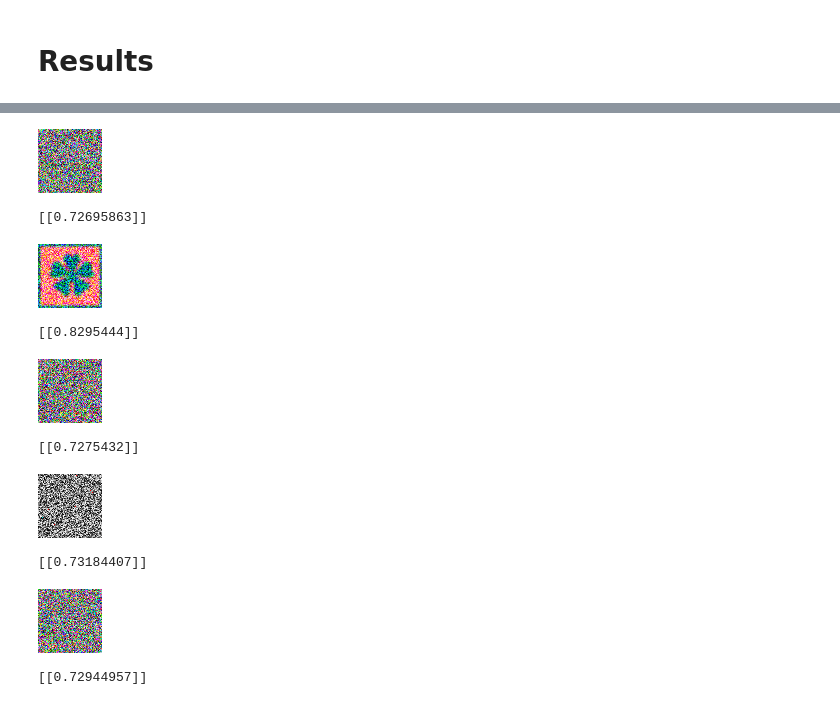
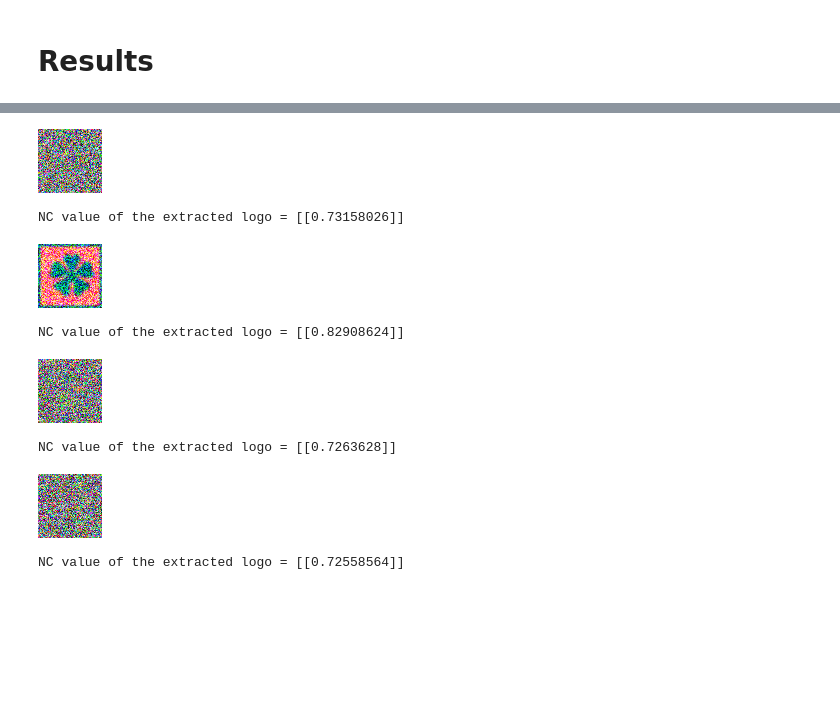
Before and after one commit to amyush/FrequencyDomain_Watermarking, a Jupyter notebook: watermarking.ipynb, the cells around one changed output, grey strips where cells are left out. Drawn from its saved outputs; the diff is of its cells as text; code cells hidden in the pictures; blank space fills up the shorter version.

```diff
--- a/watermarking.ipynb
+++ b/watermarking.ipynb
@@ -231,19 +268,13 @@ def attackRotate90(image):
 # %% [markdown]
 # **Results**
 # %%
-# coverFileName = input("Enter the cover filename: (eg- cover.jpg or lena.png)")
-# key = input("Enter the key:")
-# waterMarkImageName = input("Enter the name of the image to be hidden: (eg- iitbbs_logo.jpeg or logo.png)")
-
-coverFileName = 'lena.png'
-key = 'Appa'
-# hiddenImageName = 'iitbbs_logo.jpeg'
-hiddenImageName = 'logo.png'
+coverFileName = input("Enter the cover filename: (eg- cover.jpg or lena.png)")
+key = input("Enter the key:")
+hiddenImageName = input("Enter the name of the image to be hidden: (eg- iitbbs_logo.jpeg or logo.png)")
 
 originalImage, waterMarkedImage, waterMarkLogo, size = encodingImage(coverFileName, key, hiddenImageName)
 psnr = calculatePSNR(waterMarkedImage, originalImage)
-print('PSNR value = {}'.format(psnr))
 
-# cv2_imshow(originalImage)
-# cv2_imshow(waterMarkedImage)
+cv2_imshow(originalImage)
+cv2_imshow(waterMarkedImage)
 # %% [output]
@@ -287,35 +337,32 @@ PSNR value after poisson attack is:  84.54974782821944
 # %%
-extractedLogo = extractImage(coverFileName, gaussNoiseImage, 'Appa')
+# Extracting the logo from the gaussian attacked image
+extractedLogo = extractImage(coverFileName, gaussNoiseImage, key)
 nc_res = cv2.matchTemplate(waterMarkLogo, extractedLogo,cv2.TM_CCORR_NORMED)
-print(nc_res)
+print('NC value of the extracted logo = {}'.format(nc_res))
 # %% [output]
-[figure, old version]
+[figure, new version]
-[[0.72695863]]
+NC value of the extracted logo = [[0.73158026]]
 # %%
-extractedLogo = extractImage(coverFileName, sNpNoiseImage, 'Appa')
+# Extracting the logo from the salt-n-pepper attacked image
+extractedLogo = extractImage(coverFileName, sNpNoiseImage, key)
 nc_res = cv2.matchTemplate(waterMarkLogo, extractedLogo,cv2.TM_CCORR_NORMED)
-print(nc_res)
+print('NC value of the extracted logo = {}'.format(nc_res))
 # %% [output]
 [figure]
-[[0.8295444]]
+NC value of the extracted logo = [[0.82908624]]
 # %%
-extractedLogo = extractImage(coverFileName, speckleNoiseImage, 'Appa')
+# Extracting the logo from the speckle attacked image
+extractedLogo = extractImage(coverFileName, speckleNoiseImage, key)
 nc_res = cv2.matchTemplate(waterMarkLogo, extractedLogo,cv2.TM_CCORR_NORMED)
-print(nc_res)
+print('NC value of the extracted logo = {}'.format(nc_res))
 # %% [output]
-[figure, old version]
+[figure, new version]
-[[0.7275432]]
+NC value of the extracted logo = [[0.7263628]]
 # %%
-extractedLogo = extractImage(coverFileName, rotate90Image, 'Appa')
+# Extracting the logo from the rotate-90 attacked image
+extractedLogo = extractImage(coverFileName, rotate90Image, key)
 nc_res = cv2.matchTemplate(waterMarkLogo, extractedLogo,cv2.TM_CCORR_NORMED)
-print(nc_res)
+print('NC value of the extracted logo = {}'.format(nc_res))
 # %% [output]
-[figure, old version]
+[figure, new version]
-[[0.73184407]]
+NC value of the extracted logo = [[0.72558564]]
-# %%
-extractedLogo = extractImage(coverFileName, poissonNoiseImage, 'Appa')
-nc_res = cv2.matchTemplate(waterMarkLogo, extractedLogo,cv2.TM_CCORR_NORMED)
-print(nc_res)
-# %% [output]
-[figure, removed]
-[[0.72944957]]
```
Also changed, not shown: parts of 8 cells of this notebook.
